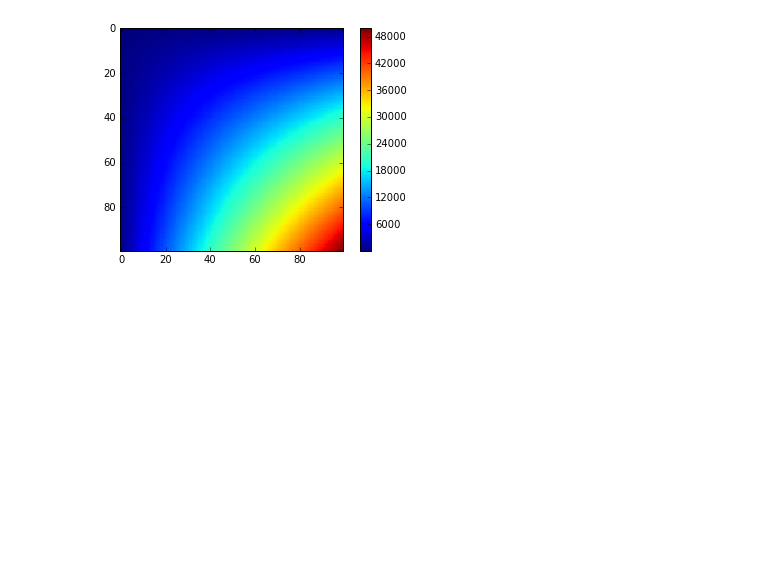
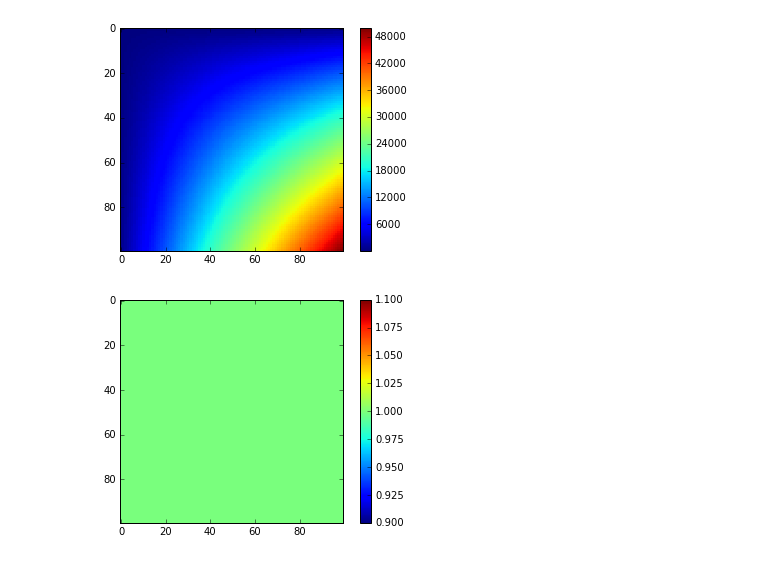
Before and after one commit to peteflorence/analysis-nanomap, a Jupyter notebook: Integral image.ipynb, the cells around one changed output. Saved outputs shown, nothing was run; the diff lists cells and outputs as text; code cells hidden in the pictures; blank space fills up the shorter version.

```diff
--- a/Integral image.ipynb
+++ b/Integral image.ipynb
@@ -58,5 +59,18 @@ int_image = compute_integral_image(image)
 show_image(int_image)
 # %% [output]
 [figure]
-# %%
-def compute_nonzero_image(image
+# %%
+def compute_nonzero_image(image):
+    nonzero_image = image * 0.0;
+    for i, rowval in enumerate(image):
+        for j, val in enumerate(rowval):
+            if (val != 0):
+                nonzero_image[i,j] = 1
+            else:
+                nonzero_image[i,j] = 0
+    return nonzero_image
+
+nonzero_image = compute_nonzero_image(image)
+show_image(nonzero_image)
+# %% [output]
+[figure, added]
```
Also changed, not shown: parts of 2 cells of this notebook.
